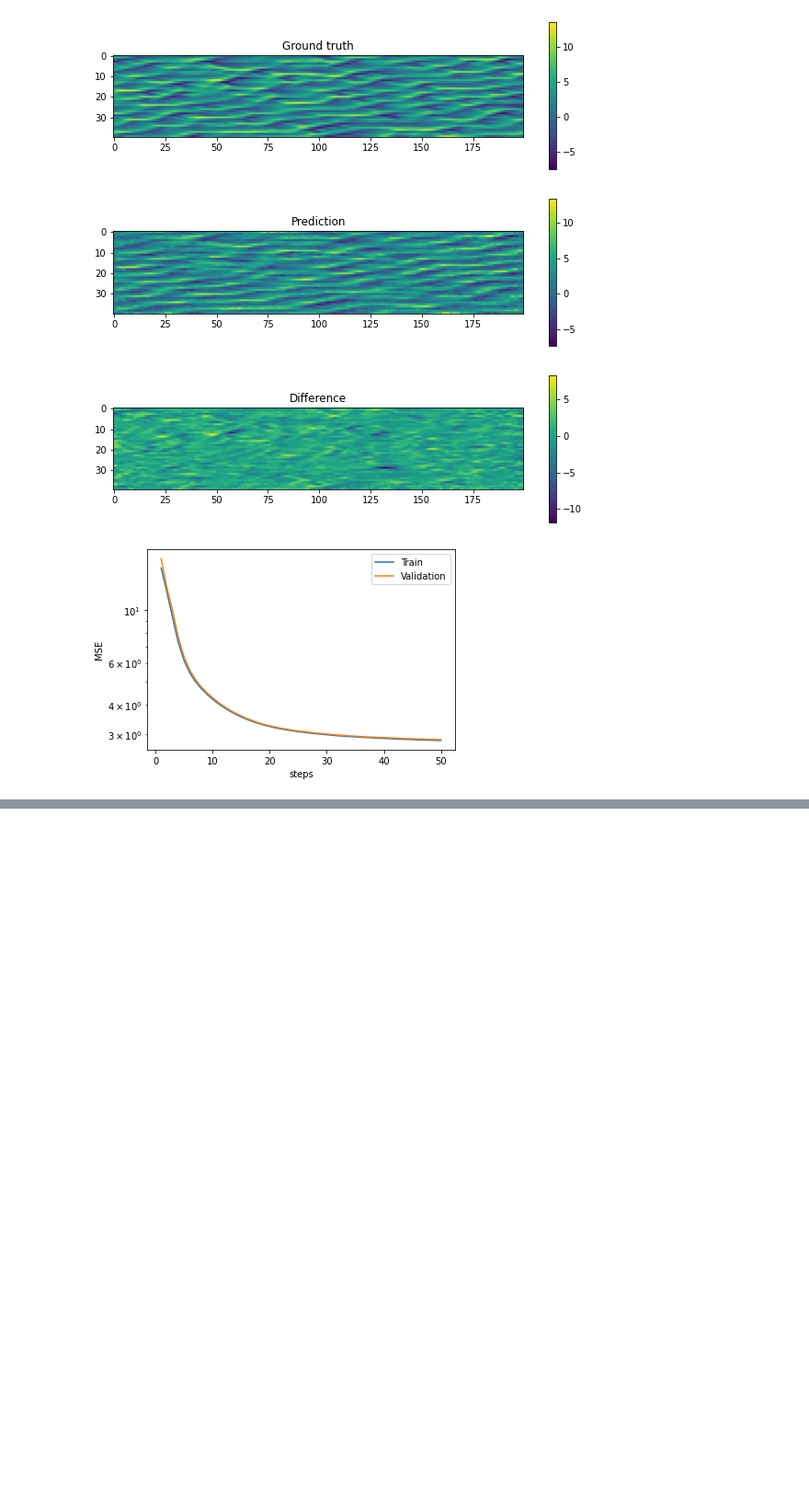
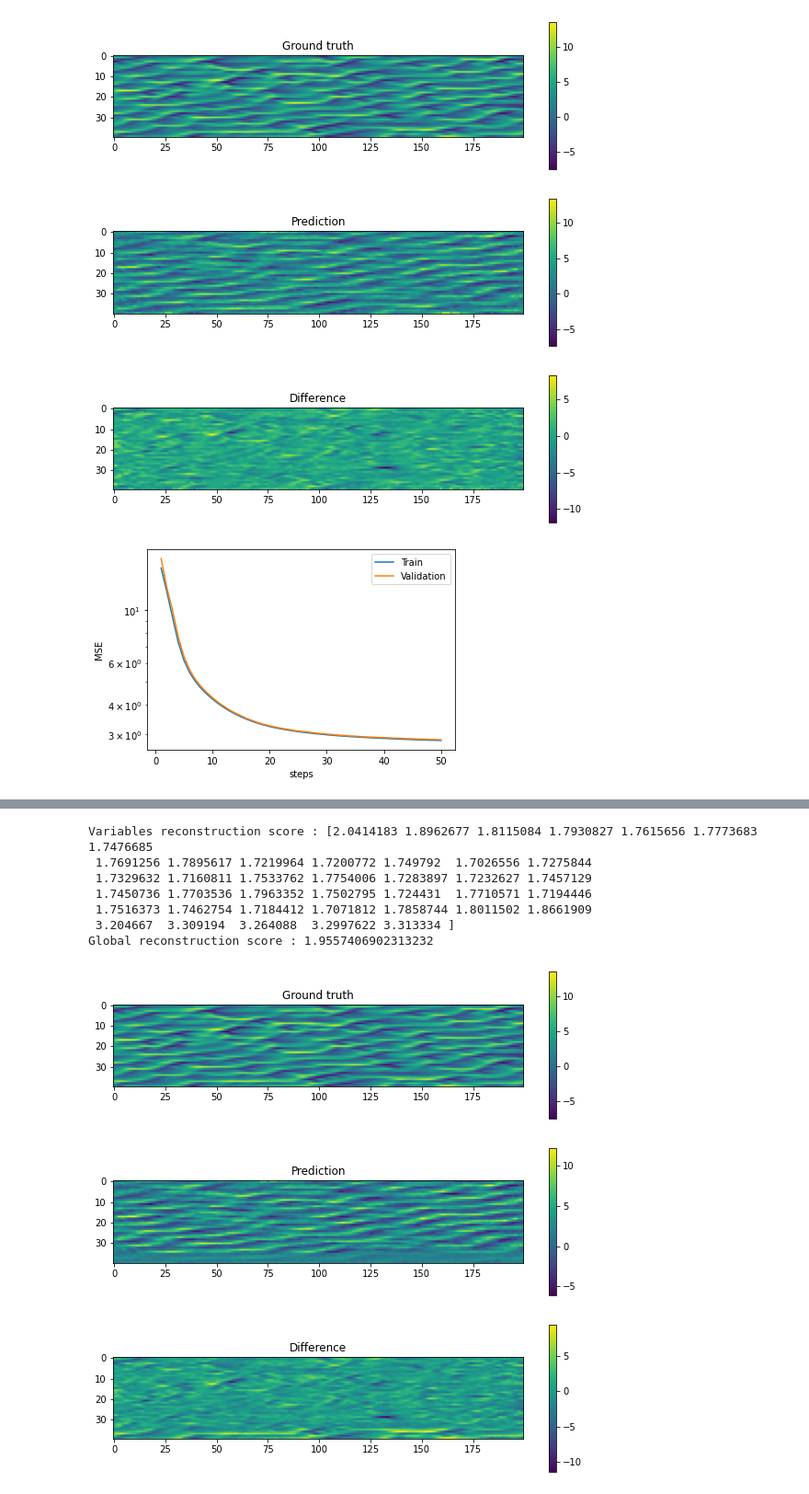
Before and after one commit to cdurand95/DataAssimilationProject, a Jupyter notebook: Baseline96.ipynb, the cells around one changed output, grey strips where cells are left out. Shown at 92% size. Saved outputs shown, nothing was run; the diff lists cells and outputs as text; code cells hidden in the pictures; blank space fills up the shorter version.

```diff
--- a/Baseline96.ipynb
+++ b/Baseline96.ipynb
@@ -357,0 +405,23 @@ trainer.save_checkpoint("L96CNN.ckpt")
+# %%
+batch_size=128
+training_dataset   = torch.utils.data.TensorDataset(torch.Tensor(Training_dataset['Init']),torch.Tensor(Training_dataset['Obs']),torch.Tensor(Training_dataset['Mask']),torch.Tensor(Training_dataset['Truth']))
+val_dataset        = torch.utils.data.TensorDataset(torch.Tensor(Val_dataset['Init']),torch.Tensor(Val_dataset['Obs']),torch.Tensor(Val_dataset['Mask']),torch.Tensor(Val_dataset['Truth']))
+test_dataset       = torch.utils.data.TensorDataset(torch.Tensor(Test_dataset['Init']),torch.Tensor(Test_dataset['Obs']),torch.Tensor(Test_dataset['Mask']),torch.Tensor(Test_dataset['Truth']))
+dataloaders = {
+            'train': torch.utils.data.DataLoader(training_dataset, batch_size=batch_size, shuffle=True, num_workers=0),
+            'val': torch.utils.data.DataLoader(val_dataset, batch_size=batch_size, shuffle=False, num_workers=0),
+            'test': torch.utils.data.DataLoader(test_dataset, batch_size=batch_size, shuffle=False, num_workers=0)}
+
+
+plot_prediction96(model_CNN,25,dataloaders['test'],name='CNN96')
+
+r_score = R_score(model_CNN,dataset = dataloaders['test'])
+# %% [output]
+Variables reconstruction score : [2.0414183 1.8962677 1.8115084 1.7930827 1.7615656 1.7773683 1.7476685
+ 1.7691256 1.7895617 1.7219964 1.7200772 1.749792  1.7026556 1.7275844
+ 1.7329632 1.7160811 1.7533762 1.7754006 1.7283897 1.7232627 1.7457129
+ 1.7450736 1.7703536 1.7963352 1.7502795 1.724431  1.7710571 1.7194446
+ 1.7516373 1.7462754 1.7184412 1.7071812 1.7858744 1.8011502 1.8661909
+ 3.204667  3.309194  3.264088  3.2997622 3.313334 ]
+Global reconstruction score : 1.9557406902313232
+[figure, added]
```
Also changed, not shown: parts of 10 cells of this notebook, 2 other files.
